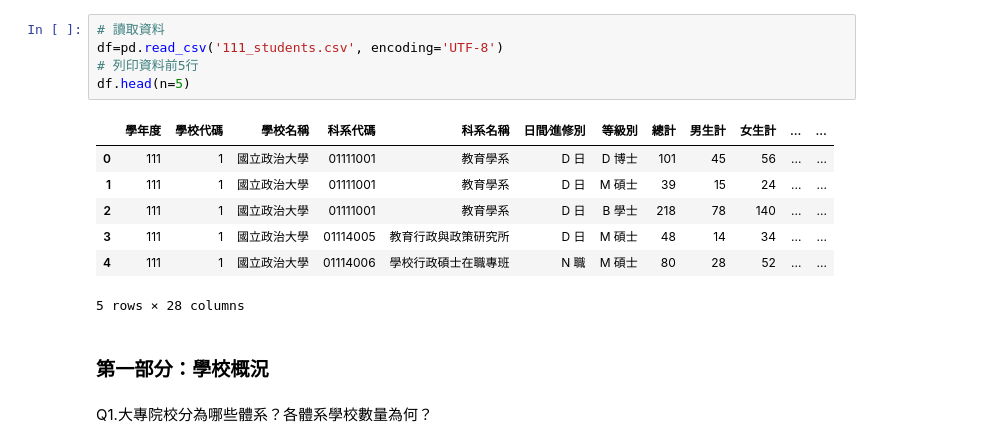
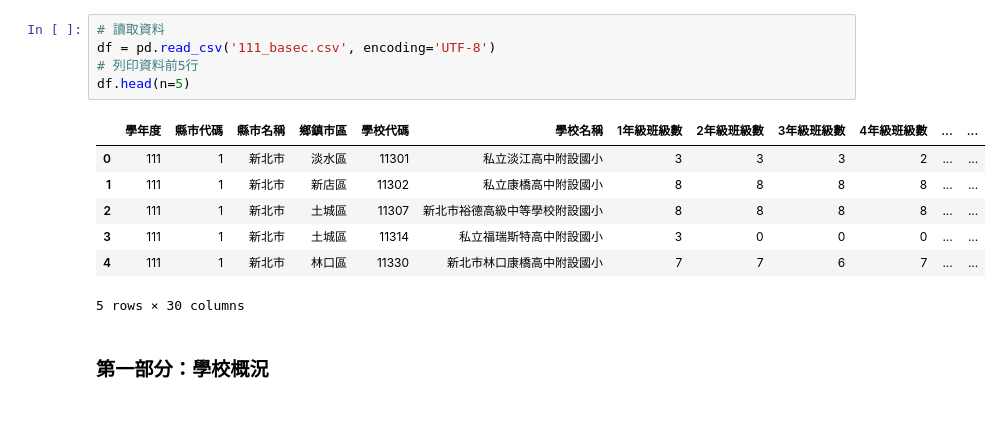
Before and after one commit to 40900114E/LATIA112-1, a Jupyter notebook: hw1.ipynb, the cells around one changed output. Drawn from its saved outputs; the diff is of its cells as text; blank space fills up the shorter version.

```diff
--- a/hw1.ipynb
+++ b/hw1.ipynb
@@ -25,17 +53,15 @@ plt.rc('font', family='Microsoft JhengHei')
 # %%
 # 讀取資料
-df=pd.read_csv('111_students.csv', encoding='UTF-8')
+df = pd.read_csv('111_basec.csv', encoding='UTF-8')
 # 列印資料前5行
 df.head(n=5)
 # %% [output]
-|  | 學年度 | 學校代碼 | 學校名稱 | 科系代碼 | 科系名稱 | 日間∕進修別 | 等級別 | 總計 | 男生計 | 女生計 | ... | ... |
-| 0 | 111 | 1 | 國立政治大學 | 01111001 | 教育學系 | D 日 | D 博士 | 101 | 45 | 56 | ... | ... |
-| 1 | 111 | 1 | 國立政治大學 | 01111001 | 教育學系 | D 日 | M 碩士 | 39 | 15 | 24 | ... | ... |
-| 2 | 111 | 1 | 國立政治大學 | 01111001 | 教育學系 | D 日 | B 學士 | 218 | 78 | 140 | ... | ... |
-| 3 | 111 | 1 | 國立政治大學 | 01114005 | 教育行政與政策研究所 | D 日 | M 碩士 | 48 | 14 | 34 | ... | ... |
-| 4 | 111 | 1 | 國立政治大學 | 01114006 | 學校行政碩士在職專班 | N 職 | M 碩士 | 80 | 28 | 52 | ... | ... |
+|  | 學年度 | 縣市代碼 | 縣市名稱 | 鄉鎮市區 | 學校代碼 | 學校名稱 | 1年級班級數 | 2年級班級數 | 3年級班級數 | 4年級班級數 | ... | ... |
+| 0 | 111 | 1 | 新北市 | 淡水區 | 11301 | 私立淡江高中附設國小 | 3 | 3 | 3 | 2 | ... | ... |
+| 1 | 111 | 1 | 新北市 | 新店區 | 11302 | 私立康橋高中附設國小 | 8 | 8 | 8 | 8 | ... | ... |
+| 2 | 111 | 1 | 新北市 | 土城區 | 11307 | 新北市裕德高級中等學校附設國小 | 8 | 8 | 8 | 8 | ... | ... |
+| 3 | 111 | 1 | 新北市 | 土城區 | 11314 | 私立福瑞斯特高中附設國小 | 3 | 0 | 0 | 0 | ... | ... |
+| 4 | 111 | 1 | 新北市 | 林口區 | 11330 | 新北市林口康橋高中附設國小 | 7 | 7 | 6 | 7 | ... | ... |
-5 rows × 28 columns
+5 rows × 30 columns
 # %% [markdown]
 ### **第一部分：學校概況**
-# %% [markdown]
-Q1.大專院校分為哪些體系？各體系學校數量為何？
```
Also changed, not shown: parts of 26 cells of this notebook.
